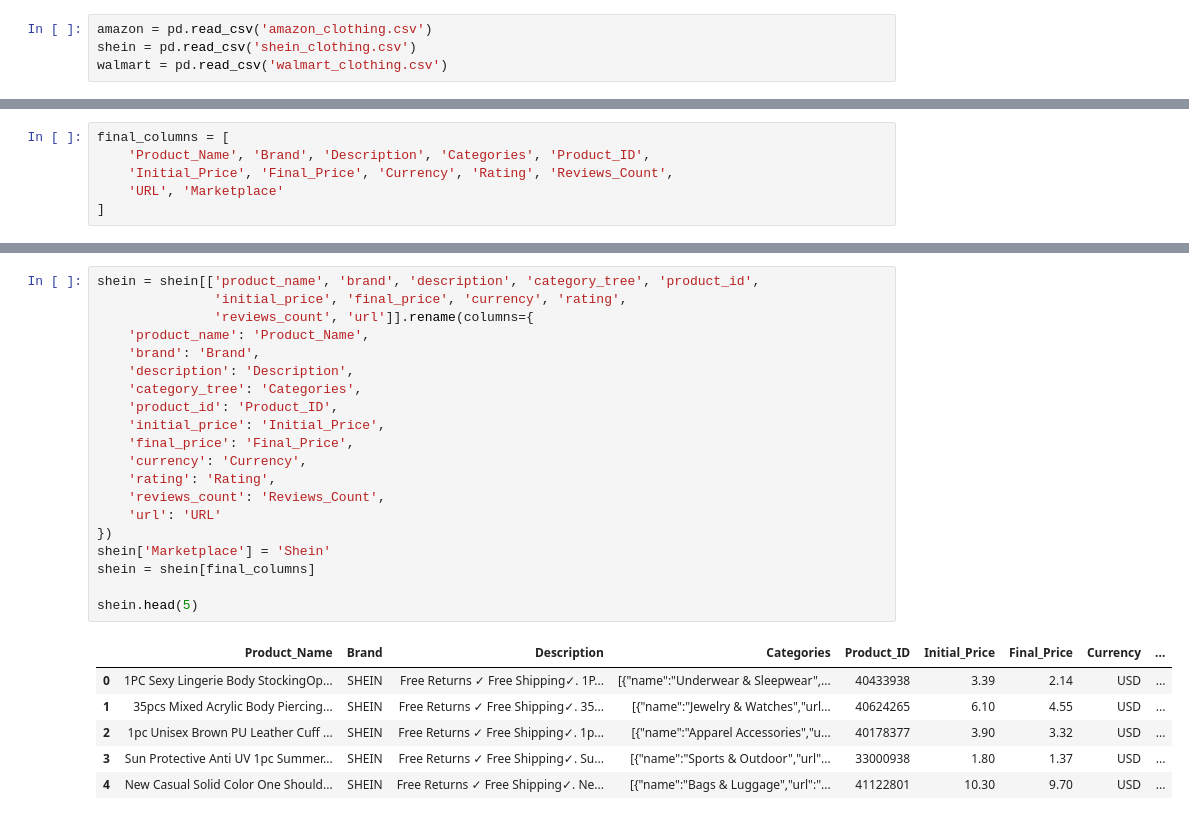
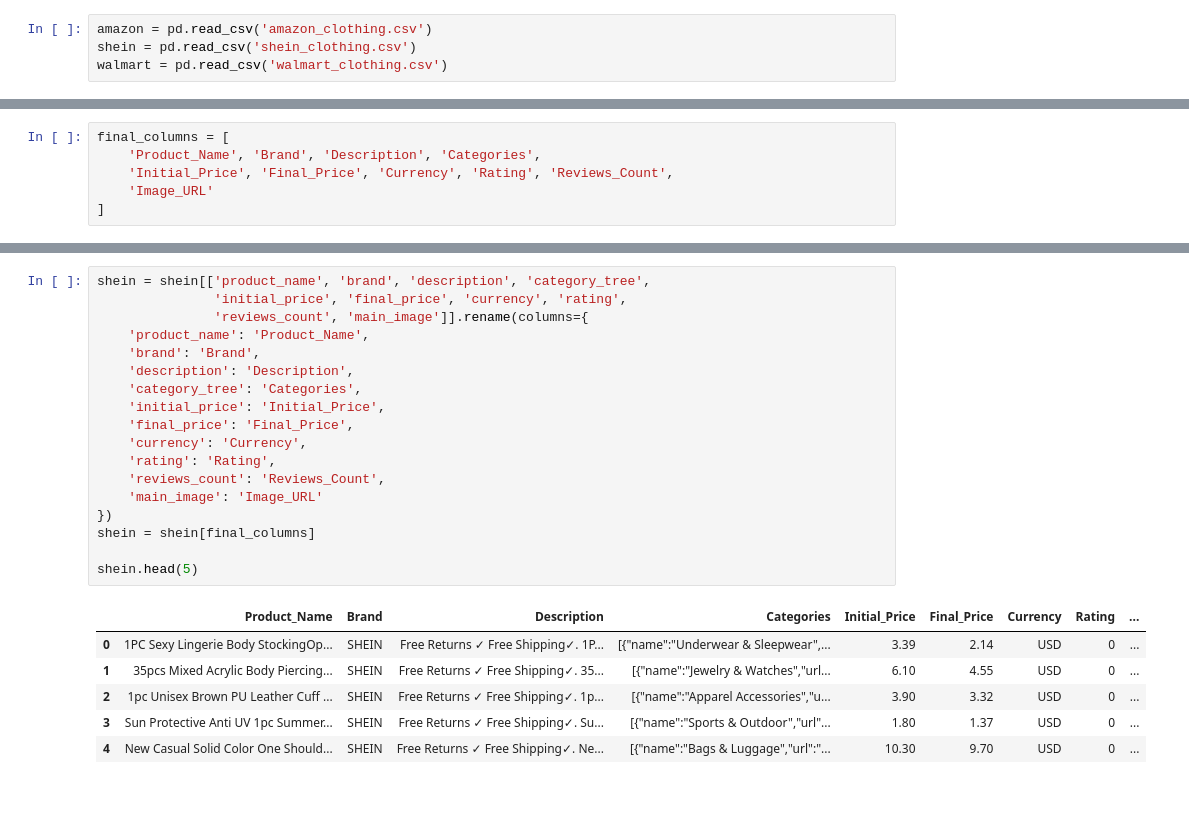
Before and after one commit to TrueNguyen203/Image-Text-Recommendation-System, a Jupyter notebook: merge.ipynb, the cells around one changed output, grey strips where cells are left out. Cells and saved outputs as stored; diff of their text form.

```diff
--- a/merge.ipynb
+++ b/merge.ipynb
@@ -7,7 +68,7 @@ walmart = pd.read_csv('walmart_clothing.csv')
 # %%
 final_columns = [
-    'Product_Name', 'Brand', 'Description', 'Categories', 'Product_ID',
+    'Product_Name', 'Brand', 'Description', 'Categories',
     'Initial_Price', 'Final_Price', 'Currency', 'Rating', 'Reviews_Count',
-    'URL', 'Marketplace'
+    'Image_URL'
 ]
 # %%
@@ -40,28 +99,26 @@ amazon.head(5)
 # %%
-shein = shein[['product_name', 'brand', 'description', 'category_tree', 'product_id',
+shein = shein[['product_name', 'brand', 'description', 'category_tree',
                'initial_price', 'final_price', 'currency', 'rating',
-               'reviews_count', 'url']].rename(columns={
+               'reviews_count', 'main_image']].rename(columns={
     'product_name': 'Product_Name',
     'brand': 'Brand',
     'description': 'Description',
     'category_tree': 'Categories',
-    'product_id': 'Product_ID',
     'initial_price': 'Initial_Price',
     'final_price': 'Final_Price',
     'currency': 'Currency',
     'rating': 'Rating',
     'reviews_count': 'Reviews_Count',
-    'url': 'URL'
+    'main_image': 'Image_URL'
 })
-shein['Marketplace'] = 'Shein'
 shein = shein[final_columns]
 
 shein.head(5)
 # %% [output]
-|  | Product_Name | Brand | Description | Categories | Product_ID | Initial_Price | Final_Price | Currency | ... |
-| 0 | 1PC Sexy Lingerie Body StockingOp... | SHEIN | Free Returns ✓ Free Shipping✓. 1P... | [{"name":"Underwear & Sleepwear",... | 40433938 | 3.39 | 2.14 | USD | ... |
-| 1 | 35pcs Mixed Acrylic Body Piercing... | SHEIN | Free Returns ✓ Free Shipping✓. 35... | [{"name":"Jewelry & Watches","url... | 40624265 | 6.10 | 4.55 | USD | ... |
-| 2 | 1pc Unisex Brown PU Leather Cuff ... | SHEIN | Free Returns ✓ Free Shipping✓. 1p... | [{"name":"Apparel Accessories","u... | 40178377 | 3.90 | 3.32 | USD | ... |
-| 3 | Sun Protective Anti UV 1pc Summer... | SHEIN | Free Returns ✓ Free Shipping✓. Su... | [{"name":"Sports & Outdoor","url"... | 33000938 | 1.80 | 1.37 | USD | ... |
-| 4 | New Casual Solid Color One Should... | SHEIN | Free Returns ✓ Free Shipping✓. Ne... | [{"name":"Bags & Luggage","url":"... | 41122801 | 10.30 | 9.70 | USD | ... |
+|  | Product_Name | Brand | Description | Categories | Initial_Price | Final_Price | Currency | Rating | ... |
+| 0 | 1PC Sexy Lingerie Body StockingOp... | SHEIN | Free Returns ✓ Free Shipping✓. 1P... | [{"name":"Underwear & Sleepwear",... | 3.39 | 2.14 | USD | 0 | ... |
+| 1 | 35pcs Mixed Acrylic Body Piercing... | SHEIN | Free Returns ✓ Free Shipping✓. 35... | [{"name":"Jewelry & Watches","url... | 6.10 | 4.55 | USD | 0 | ... |
+| 2 | 1pc Unisex Brown PU Leather Cuff ... | SHEIN | Free Returns ✓ Free Shipping✓. 1p... | [{"name":"Apparel Accessories","u... | 3.90 | 3.32 | USD | 0 | ... |
+| 3 | Sun Protective Anti UV 1pc Summer... | SHEIN | Free Returns ✓ Free Shipping✓. Su... | [{"name":"Sports & Outdoor","url"... | 1.80 | 1.37 | USD | 0 | ... |
+| 4 | New Casual Solid Color One Should... | SHEIN | Free Returns ✓ Free Shipping✓. Ne... | [{"name":"Bags & Luggage","url":"... | 10.30 | 9.70 | USD | 0 | ... |
 # %%
```
Also changed, not shown: parts of 16 cells of this notebook, 1 other file.
